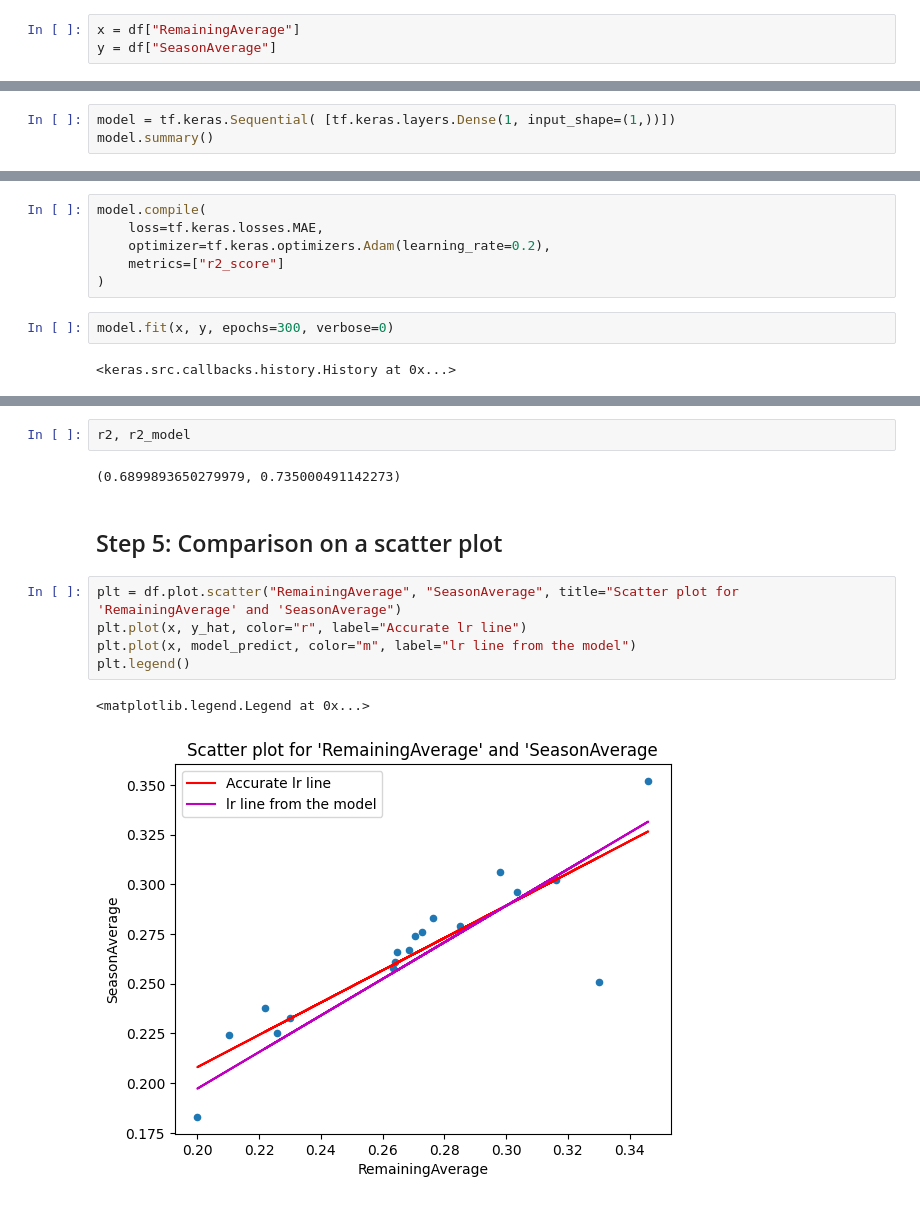
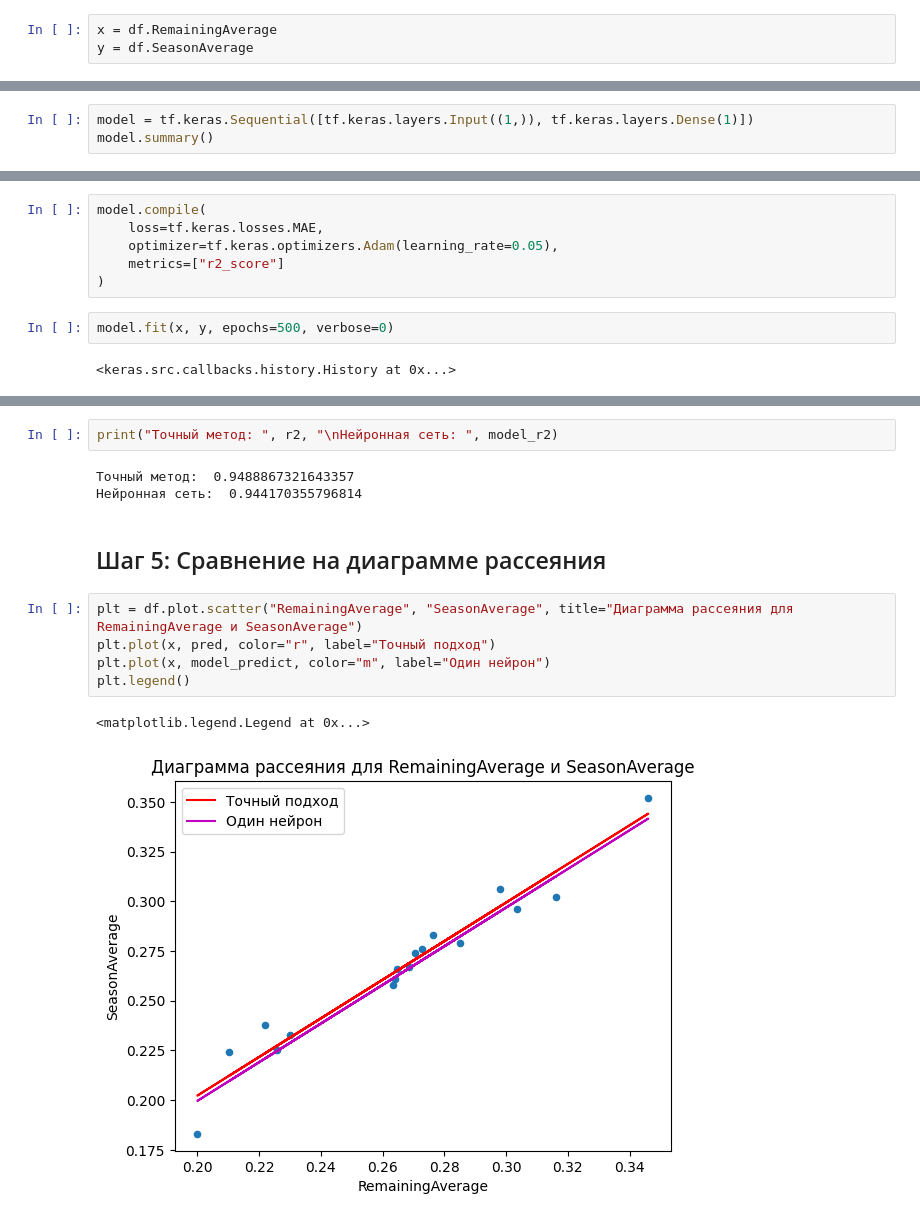
Before and after one commit to gmatiukhin/rudn-study-3rd-year, a Jupyter notebook: ml-methods/lab1/lab1.ipynb, the cells around one changed output, grey strips where cells are left out. Drawn from its saved outputs; the diff is of its cells as text.

```diff
--- a/ml-methods/lab1/lab1.ipynb
+++ b/ml-methods/lab1/lab1.ipynb
@@ -147,8 +156,8 @@ class SimpleLinReg:
     def __repr__(self):
         return "SimpleLinReg()"
 # %%
-x = df["RemainingAverage"]
-y = df["SeasonAverage"]
+x = df.RemainingAverage
+y = df.SeasonAverage
 # %%
 reg = SimpleLinReg()
 reg.fit(x, y)
@@ -185,4 +189,4 @@ tf.__version__
 # %%
-model = tf.keras.Sequential( [tf.keras.layers.Dense(1, input_shape=(1,))])
+model = tf.keras.Sequential([tf.keras.layers.Input((1,)), tf.keras.layers.Dense(1)])
 model.summary()
 # %% [output]
@@ -198,11 +202,11 @@ Model: "sequential_1"
 # %%
 model.compile(
     loss=tf.keras.losses.MAE,
-    optimizer=tf.keras.optimizers.Adam(learning_rate=0.2),
+    optimizer=tf.keras.optimizers.Adam(learning_rate=0.05),
     metrics=["r2_score"]
 )
 # %%
-model.fit(x, y, epochs=300, verbose=0)
+model.fit(x, y, epochs=500, verbose=0)
 # %% [output]
 <keras.src.callbacks.history.History at 0x...>
 # %%
@@ -233,15 +240,16 @@ r2_model
 # %%
-r2, r2_model
+print("Точный метод: ", r2, "\nНейронная сеть: ", model_r2)
 # %% [output]
-(0.6899893650279979, 0.735000491142273)
+Точный метод:  0.9488867321643357
+Нейронная сеть:  0.944170355796814
 # %% [markdown]
-## Step 5: Comparison on a scatter plot
+## Шаг 5: Сравнение на диаграмме рассеяния
 # %%
-plt = df.plot.scatter("RemainingAverage", "SeasonAverage", title="Scatter plot for 'RemainingAverage' and 'SeasonAverage")
-plt.plot(x, y_hat, color="r", label="Accurate lr line")
-plt.plot(x, model_predict, color="m", label="lr line from the model")
+plt = df.plot.scatter("RemainingAverage", "SeasonAverage", title="Диаграмма рассеяния для RemainingAverage и SeasonAverage")
+plt.plot(x, pred, color="r", label="Точный подход")
+plt.plot(x, model_predict, color="m", label="Один нейрон")
 plt.legend()
 # %% [output]
 <matplotlib.legend.Legend at 0x...>
-[figure, old version]
+[figure, new version]
 # %% [markdown]
```
Also changed, not shown: parts of 62 cells of this notebook, 1 other file.
